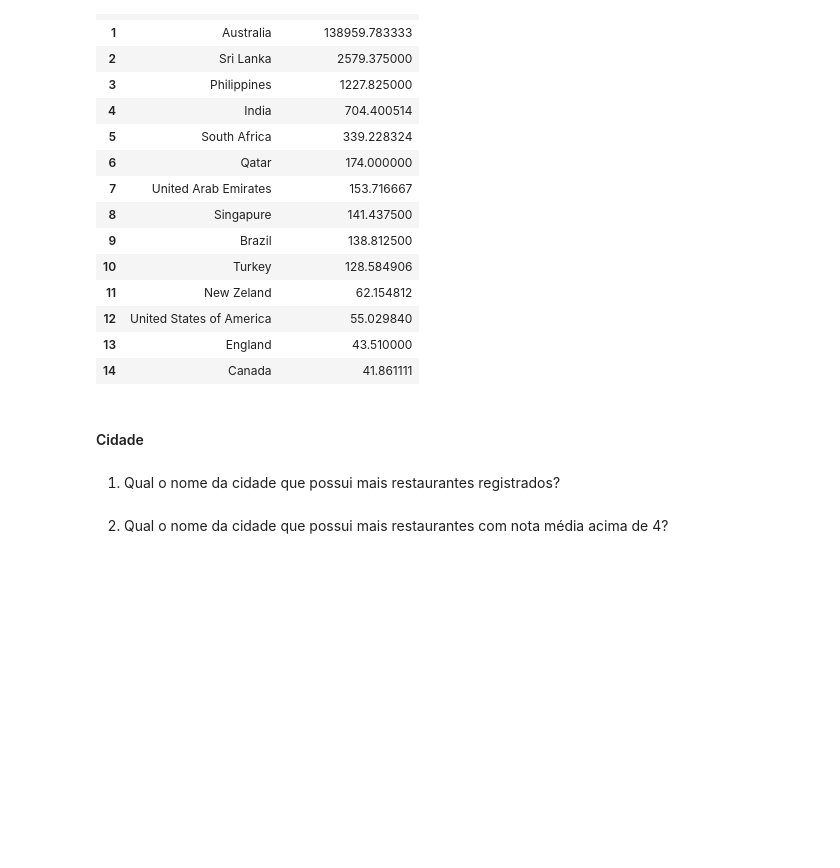
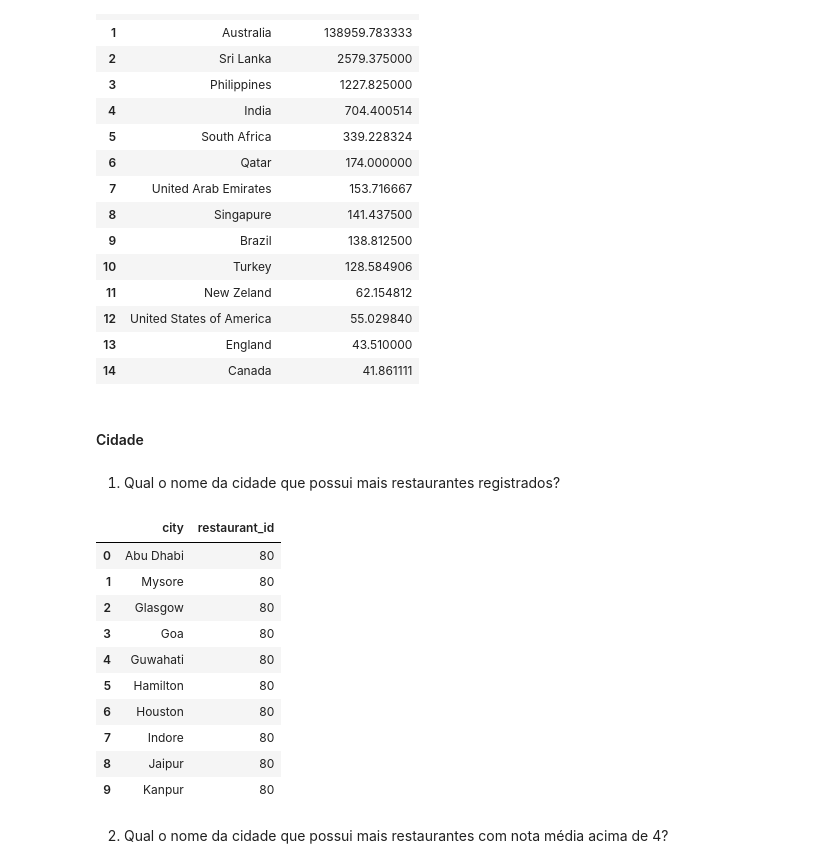
Before and after one commit to thiago-vale/fome-zero, a Jupyter notebook: notebook/fome-zero.ipynb, the cells around one changed output. Drawn from its saved outputs; the diff is of its cells as text; code cells hidden in the pictures; blank space fills up the shorter version.

```diff
--- a/notebook/fome-zero.ipynb
+++ b/notebook/fome-zero.ipynb
@@ -233,6 +233,23 @@ pais
 #### Cidade
 # %% [markdown]
 1. Qual o nome da cidade que possui mais restaurantes registrados?
+# %%
+cols = ['city','restaurant_id']
+
+pais = df.loc[:,cols].groupby('city').nunique().sort_values('restaurant_id',ascending=False).reset_index()
+pais.head(10)
+# %% [output]
+|  | city | restaurant_id |
+| 0 | Abu Dhabi | 80 |
+| 1 | Mysore | 80 |
+| 2 | Glasgow | 80 |
+| 3 | Goa | 80 |
+| 4 | Guwahati | 80 |
+| 5 | Hamilton | 80 |
+| 6 | Houston | 80 |
+| 7 | Indore | 80 |
+| 8 | Jaipur | 80 |
+| 9 | Kanpur | 80 |
 # %% [markdown]
 2. Qual o nome da cidade que possui mais restaurantes com nota média acima de
 4?
```
Also changed, not shown: parts of 7 cells of this notebook, 1 other file.
